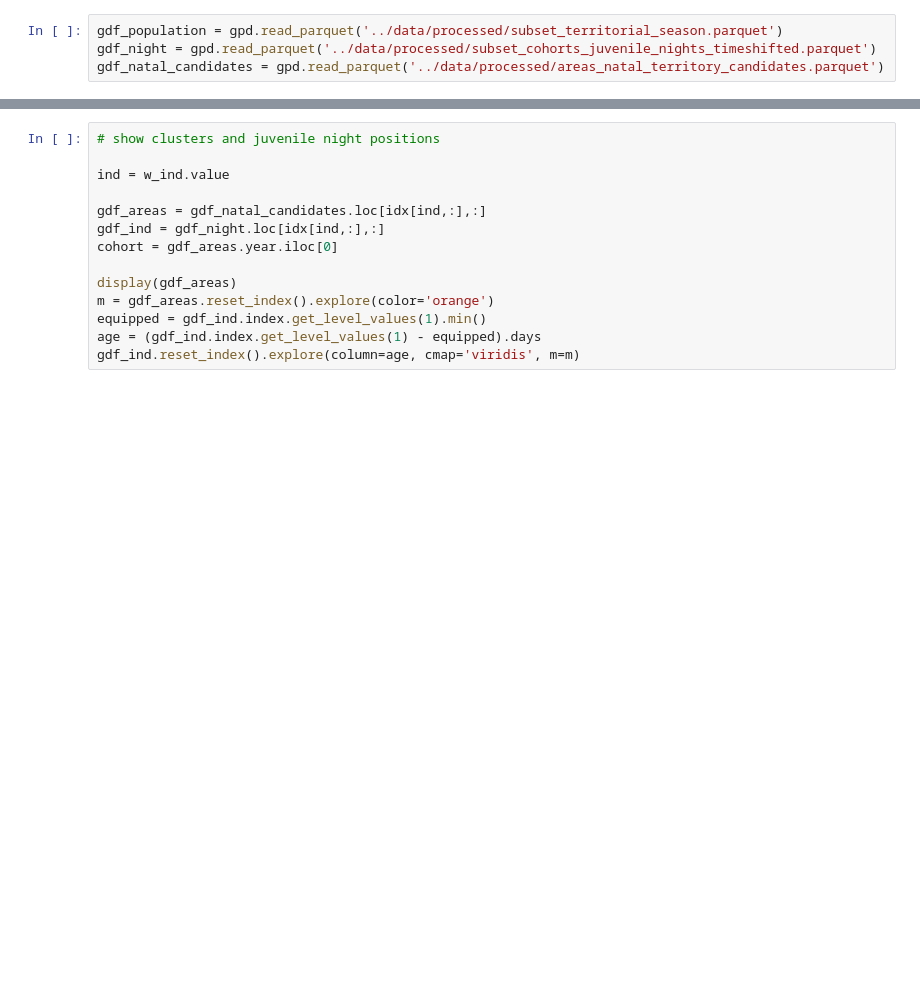
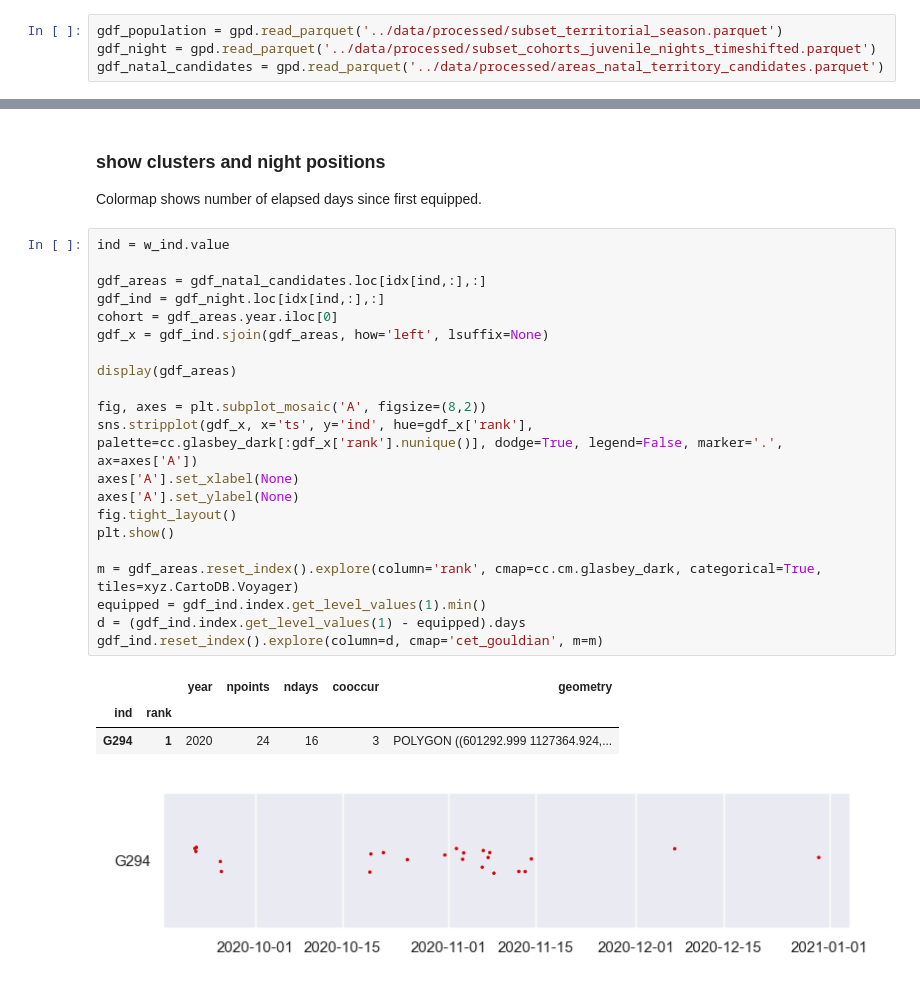
Before and after one commit to cgg-dev/corvus_corone_paris, a Jupyter notebook: notebooks/001_natal_territories.ipynb, the cells around one changed output, grey strips where cells are left out. Drawn from its saved outputs; the diff is of its cells as text; blank space fills up the shorter version.

```diff
--- a/notebooks/001_natal_territories.ipynb
+++ b/notebooks/001_natal_territories.ipynb
@@ -27,14 +64,30 @@ w_ind
+# %% [markdown]
+### show clusters and night positions
+
+Colormap shows number of elapsed days since first equipped.
 # %%
-# show clusters and juvenile night positions
-
 ind = w_ind.value
 
 gdf_areas = gdf_natal_candidates.loc[idx[ind,:],:]
 gdf_ind = gdf_night.loc[idx[ind,:],:]
 cohort = gdf_areas.year.iloc[0]
+gdf_x = gdf_ind.sjoin(gdf_areas, how='left', lsuffix=None)
 
 display(gdf_areas)
-m = gdf_areas.reset_index().explore(color='orange')
+
+fig, axes = plt.subplot_mosaic('A', figsize=(8,2))
+sns.stripplot(gdf_x, x='ts', y='ind', hue=gdf_x['rank'], palette=cc.glasbey_dark[:gdf_x['rank'].nunique()], dodge=True, legend=False, marker='.', ax=axes['A'])
+axes['A'].set_xlabel(None)
+axes['A'].set_ylabel(None)
+fig.tight_layout()
+plt.show()
+
+m = gdf_areas.reset_index().explore(column='rank', cmap=cc.cm.glasbey_dark, categorical=True, tiles=xyz.CartoDB.Voyager)
 equipped = gdf_ind.index.get_level_values(1).min()
-age = (gdf_ind.index.get_level_values(1) - equipped).days
-gdf_ind.reset_index().explore(column=age, cmap='viridis', m=m)
+d = (gdf_ind.index.get_level_values(1) - equipped).days
+gdf_ind.reset_index().explore(column=d, cmap='cet_gouldian', m=m)
+# %% [output]
+|  |  | year | npoints | ndays | cooccur | geometry |
+| ind | rank |  |  |  |  |  |
+| G294 | 1 | 2020 | 24 | 16 | 3 | POLYGON ((601292.999 1127364.924,... |
+[figure, added]
```
Also changed, not shown: parts of 15 cells of this notebook, 5 other files.
